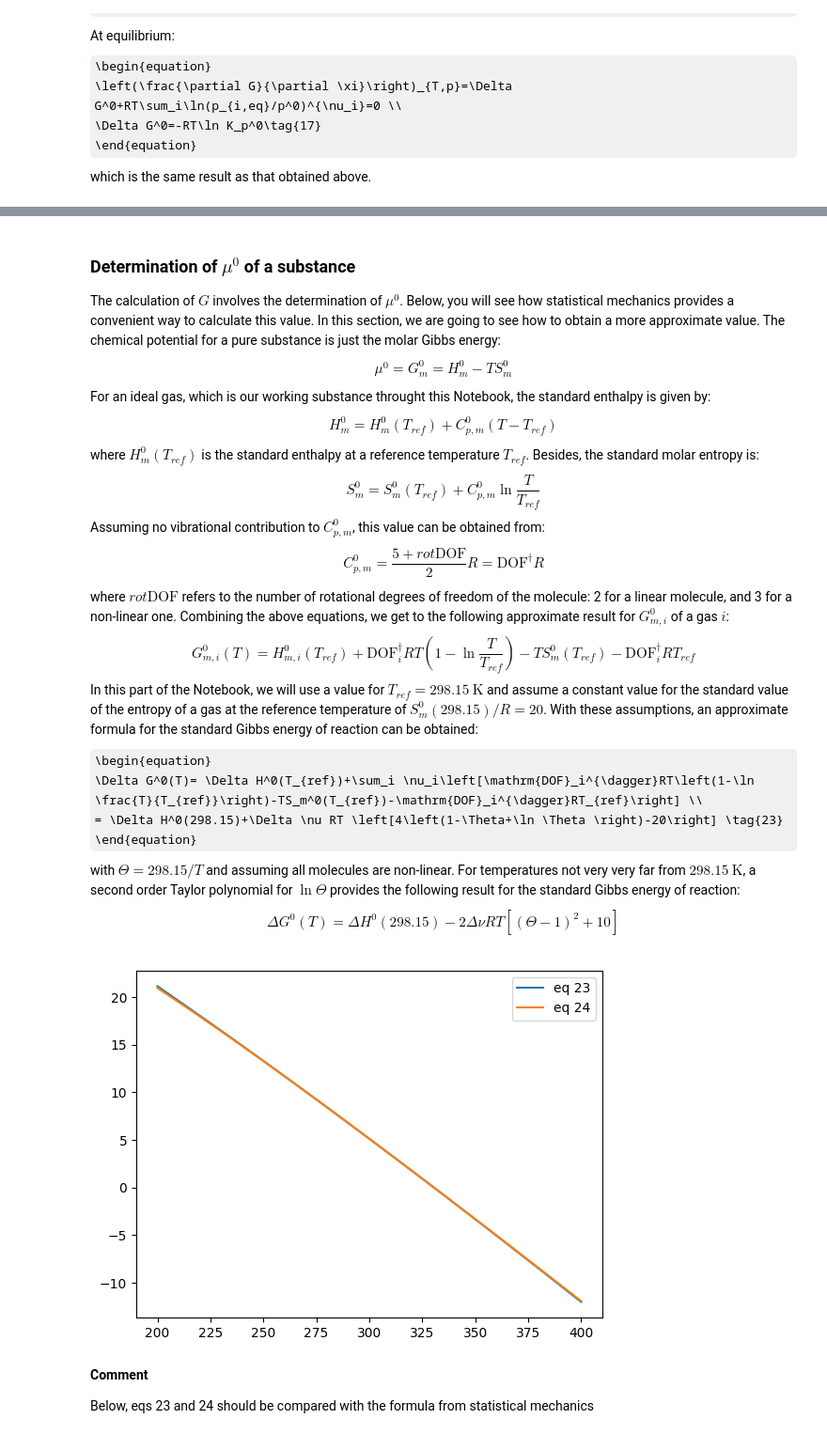
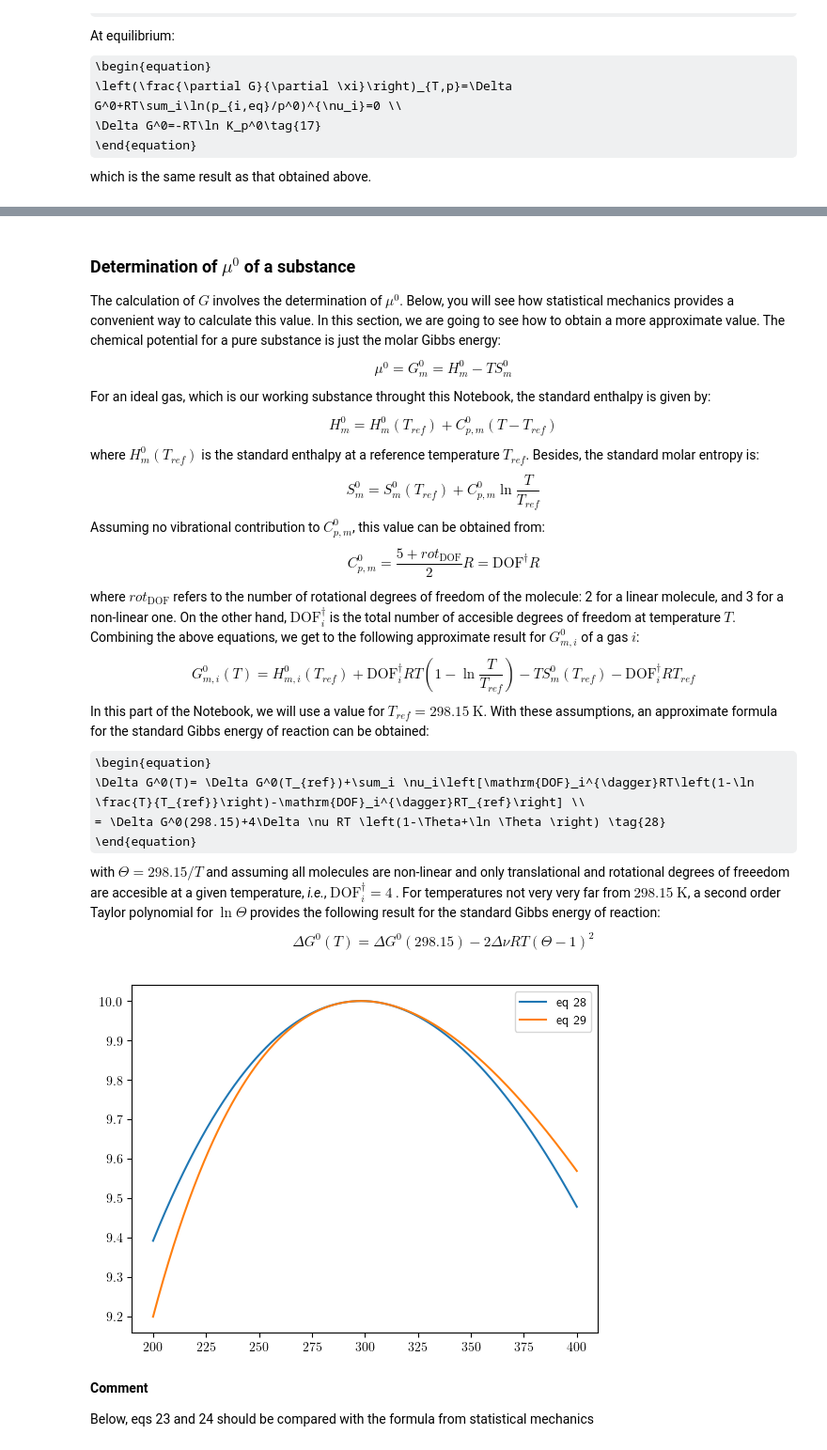
Before and after one commit to emartineznunez/Kp, a Jupyter notebook: scripts/Kp.ipynb, the cells around one changed output, grey strips where cells are left out. Shown at 94% size. Drawn from its saved outputs; the diff is of its cells as text; code cells hidden in the pictures; some formulas as TeX source.

```diff
--- a/scripts/Kp.ipynb
+++ b/scripts/Kp.ipynb
@@ -132,34 +141,34 @@ which is the same as eq(16), and therefore, it leads to the same final result (e
 ### **Determination of $\mu^0$ of a substance**
 The calculation of $G$ involves the determination of $\mu^0$. Below, you will see how statistical mechanics provides a convenient way to calculate this value. In this section, we are going to see how to obtain a more approximate value. The chemical potential for a pure substance is just the molar Gibbs energy:
 \begin{equation}
-    \mu^0=G_m^0=H_m^0-TS_m^0 \tag{18}
+    \mu^0=G_m^0=H_m^0-TS_m^0 \tag{23}
 \end{equation}
 For an ideal gas, which is our working substance throught this Notebook, the standard enthalpy is given by:
 \begin{equation}
-    H_m^0=H_m^0(T_{ref})+C_{p,m}^0(T-T_{ref}) \tag{19}
+    H_m^0=H_m^0(T_{ref})+C_{p,m}^0(T-T_{ref}) \tag{24}
 \end{equation}
 where $H_m^0(T_{ref})$ is the standard enthalpy at a reference temperature $T_{ref}$. Besides, the standard molar entropy is:
 \begin{equation}
-    S_m^0=S_m^0(T_{ref})+C_{p,m}^0\ln\frac{T}{T_{ref}} \tag{20}
+    S_m^0=S_m^0(T_{ref})+C_{p,m}^0\ln\frac{T}{T_{ref}} \tag{25}
 \end{equation}
 Assuming no vibrational contribution to $C_{p,m}^0$, this value can be obtained from:
 \begin{equation}
-    C_{p,m}^0=\frac{5+rot\mathrm{DOF}}{2}R=\mathrm{DOF}^{\dagger} R \tag{21}
+    C_{p,m}^0=\frac{5+rot_\mathrm{DOF}}{2}R=\mathrm{DOF}^{\dagger} R \tag{26}
 \end{equation}
-where $rot\mathrm{DOF}$ refers to the number of rotational degrees of freedom of the molecule: 2 for a linear molecule, and 3 for a non-linear one.
+where $rot_\mathrm{DOF}$ refers to the number of rotational degrees of freedom of the molecule: 2 for a linear molecule, and 3 for a non-linear one. On the other hand, $\mathrm{DOF}_i^{\dagger}$ is the total number of accesible degrees of freedom at temperature $T$.
 Combining the above equations, we get to the following approximate result for $G_{m,i}^0$ of a gas $i$:
 \begin{equation}
- G_{m,i}^0(T)= H_{m,i}^0(T_{ref})+\mathrm{DOF}_i^{\dagger}RT\left(1-\ln \frac{T}{T_{ref}}\right)-TS_m^0(T_{ref})-\mathrm{DOF}_i^{\dagger}RT_{ref}  \tag{22}
+ G_{m,i}^0(T)= H_{m,i}^0(T_{ref})+\mathrm{DOF}_i^{\dagger}RT\left(1-\ln \frac{T}{T_{ref}}\right)-TS_m^0(T_{ref})-\mathrm{DOF}_i^{\dagger}RT_{ref}  \tag{27}
 \end{equation}
-In this part of the Notebook, we will use a value for $T_{ref}=298.15$ $\mathrm{K}$ and assume a constant value for the standard value of the entropy of a gas at the reference temperature of $S_m^0(298.15)/R=20$.
+In this part of the Notebook, we will use a value for $T_{ref}=298.15$ $\mathrm{K}$.
 With these assumptions, an approximate formula for the standard Gibbs energy of reaction can be obtained:
 \begin{equation}
- \Delta G^0(T)= \Delta H^0(T_{ref})+\sum_i \nu_i\left[\mathrm{DOF}_i^{\dagger}RT\left(1-\ln \frac{T}{T_{ref}}\right)-TS_m^0(T_{ref})-\mathrm{DOF}_i^{\dagger}RT_{ref}\right] \\
- = \Delta H^0(298.15)+\Delta \nu RT \left[4\left(1-\Theta+\ln \Theta \right)-20\right] \tag{23}
+ \Delta G^0(T)= \Delta G^0(T_{ref})+\sum_i \nu_i\left[\mathrm{DOF}_i^{\dagger}RT\left(1-\ln \frac{T}{T_{ref}}\right)-\mathrm{DOF}_i^{\dagger}RT_{ref}\right] \\
+ = \Delta G^0(298.15)+4\Delta \nu RT \left(1-\Theta+\ln \Theta \right) \tag{28}
 \end{equation}
-with $\Theta=298.15/T$ and assuming all molecules are non-linear. For temperatures not very very far from $298.15$ $\mathrm{K}$, a second order Taylor polynomial for $\ln \Theta$ provides the following result for the standard Gibbs energy of reaction:
+with $\Theta=298.15/T$ and assuming all molecules are non-linear and only translational and rotational degrees of freeedom are accesible at a given temperature, _i.e._, $\mathrm{DOF}_i^{\dagger}=4$ . For temperatures not very very far from $298.15$ $\mathrm{K}$, a second order Taylor polynomial for $\ln \Theta$ provides the following result for the standard Gibbs energy of reaction:
 \begin{equation}
- \Delta G^0(T) = \Delta H^0(298.15)-2\Delta \nu RT \left[(\Theta-1)^2+10\right]  \tag{24}
+ \Delta G^0(T) = \Delta G^0(298.15)-2\Delta \nu RT (\Theta-1)^2  \tag{29}
 \end{equation}
 # %%
 #@title _This cell installs several packages needed in the Notebook. It takes $\approx$ 2 min_
@@ -173,40 +182,40 @@ with $\Theta=298.15/T$ and assuming all molecules are non-linear. For temperatur
 %pip install --upgrade x3dase
 %pip install -q ipywidgets
 # %%
-#@title Test of $\Delta G^0(T)$ (eqs 23 and 24). The user must provide $\Delta H^0(298.15)$ in KJ/mol and $\Delta \nu$. This function can be used in the next cell
+#@title Test of $\Delta G^0(T)$ (eqs 23 and 24). The user must provide $\Delta G^0(298.15)$ in KJ/mol and $\Delta \nu$. This function can be used in the next cell
 # Defining some constants
 m_u    = 1.66053886e-27      # atomic mass constant in kg
 h      = 6.6260693e-34       # Planck's constant in J*s
 k_B    = 1.3806505e-23       # Boltzmann's constant in J/K
 c      = 2.99792558e8        # Speed of light in m/s
 bar2Pa = 1e5                 # 1 bar to N/m**2
 Pa2bar = 1e-5                # 1 Pa=N/m**2 to bar
 p0     = 1                   # standard pressure in bar
 R      = 8.31447e-3          # Gas constant in kJ/(K mol)
 H2kcal = 627.509             # Hartree to kcal/mol
 H2kJ   = 2625.5              # Hartree to kJ/mol
 Rbar   = 0.0831447           # R in bar L / (mol K)
 
 import numpy as np
 import matplotlib.pyplot as plt
 
-def deltaG_T(DH0,delta_nu,T):
+def deltaG_T(DG0,delta_nu,T):
   theta = 298.15 / T
-  return DH0 +  delta_nu * R * T * ( 4* ( 1 - theta + np.log(theta) )  - 20 )
+  return DG0 +  4 * delta_nu * R * T * ( 1 - theta + np.log(theta) )
 
-def deltaG2_T(DH0,delta_nu,T):
+def deltaG2_T(DG0,delta_nu,T):
   theta = 298.15 / T
-  return DH0 - 2 * delta_nu * R * T * ( (theta - 1) ** 2  + 10 )
+  return DG0 - 2 * delta_nu * R * T *  (theta - 1) ** 2
 
 
 T = np.linspace(200,400,1000)
-plt.plot(T,deltaG_T(55,1,T),label='eq 23')
-plt.plot(T,deltaG2_T(55,1,T),label='eq 24')
+plt.plot(T,deltaG_T(10,1,T),label='eq 28')
+plt.plot(T,deltaG2_T(10,1,T),label='eq 29')
 plt.legend()
 
 plt.show()
 # %% [output]
-[figure, old version]
+[figure, new version]
 # %% [markdown]
 **Comment**
 
```
Also changed, not shown: parts of 4 cells of this notebook.
